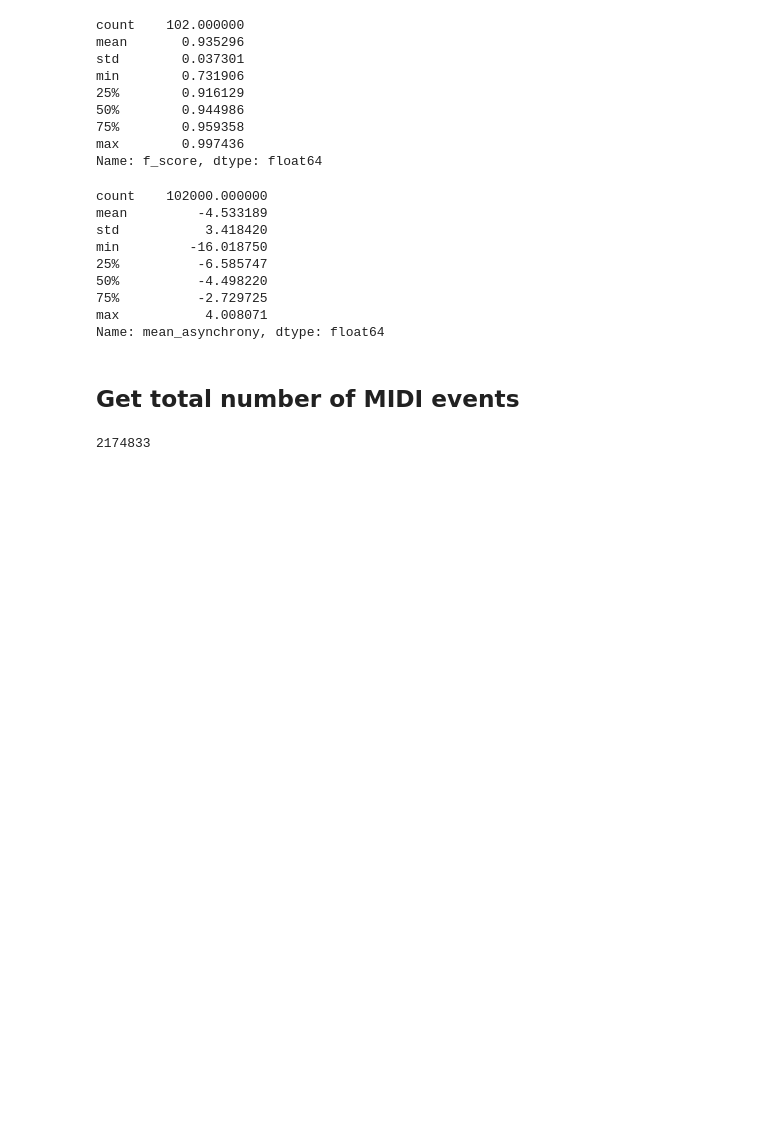
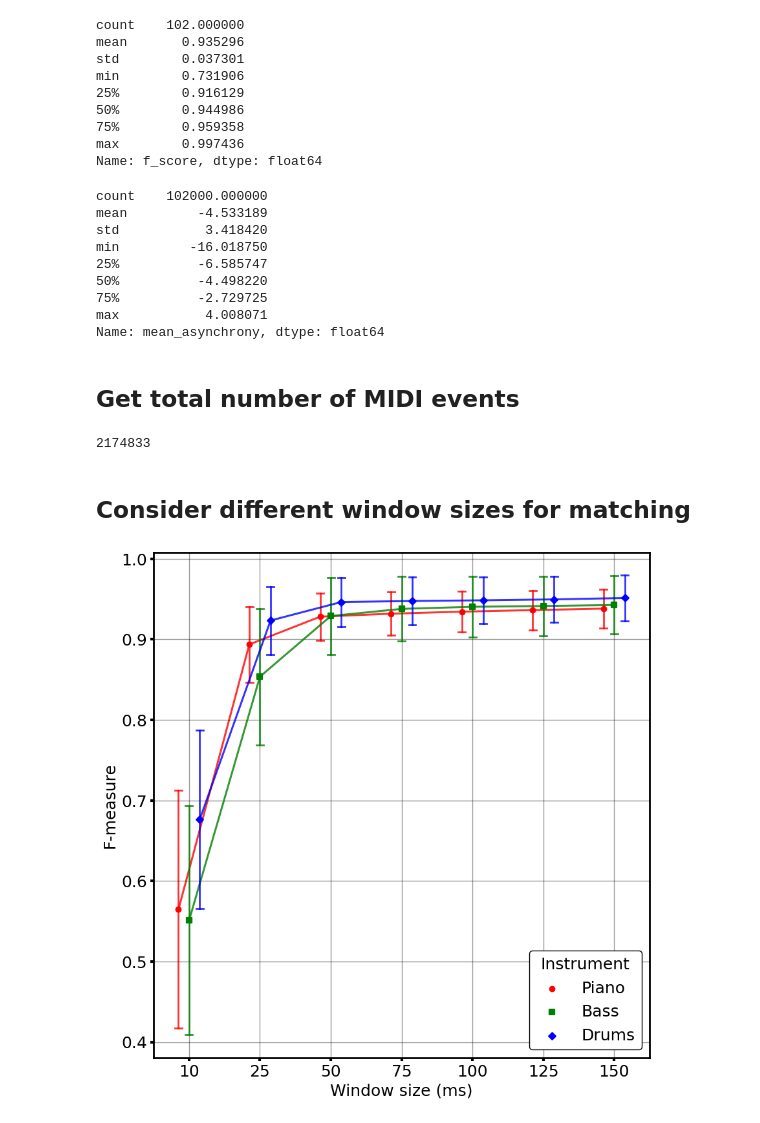
Before and after one commit to HuwCheston/Jazz-Trio-Database, a Jupyter notebook: notebooks/corpus/0.2-cheston-piano-alt-methods.ipynb, the cells around one changed output. Drawn from its saved outputs; the diff is of its cells as text; code cells hidden in the pictures; blank space fills up the shorter version.

Commit message:
add window comparison

```diff
--- a/notebooks/corpus/0.2-cheston-piano-alt-methods.ipynb
+++ b/notebooks/corpus/0.2-cheston-piano-alt-methods.ipynb
@@ -15,7 +15,7 @@ corp = utils.CorpusMaker.from_excel('corpus_updated', only_annotated=True, only_
 # %% [markdown]
 ## Current approach
 # %%
-loaded = utils.load_corpus_from_files(f'{utils.get_project_root()}/data/cambridge-jazz-trio-database-v02')
+loaded = utils.load_corpus_from_files(f'{utils.get_project_root()}/data/jazz-trio-database-v02')
 fns = set(track['fname'] for track in corp.tracks)
 res_cur = [{'track': t.item['fname'], 'method': 'current', **t.item['validation']['piano']} for t in loaded if t.item['validation']['piano'] is not None and t.item['fname'] in fns]
 # %% [markdown]
@@ -23,9 +23,9 @@ res_cur = [{'track': t.item['fname'], 'method': 'current', **t.item['validation'
 # %%
 def auto_midi(item):
     om = OnsetMaker(item, skip_processing=True)
-    mm = PrettyMIDI(f'{utils.get_project_root()}/data/cambridge-jazz-trio-database-v02/{item["fname"]}/piano_midi.mid')
+    mm = PrettyMIDI(f'{utils.get_project_root()}/data/jazz-trio-database-v02/{item["fname"]}/piano_midi.mid')
     ons = [o.start for o in mm.instruments[0].notes]
-    fmt = group_onsets(ons, keep_func=np.min)
+    fmt = group_onsets(ons, keep_func=np.mean, window=0.1)
     return {
         'track': item['fname'],
         'method': 'automatic_midi',
@@ -270,3 +276,5 @@ nevents = sum(midi_len(i) for i in corp.tracks)
 nevents
 # %% [output]
 2174833
+# %% [markdown]
+## Consider different window sizes for matching
@@ -272,0 +303,36 @@ nevents
+# %%
+import seaborn as sns
+import matplotlib.pyplot as plt
+from src.visualise import visualise_utils as vutils
+
+class LinePlotWindowSize(vutils.BasePlot):
+    def __init__(self, df, **kwargs):
+        super().__init__(**kwargs)
+        self.df = df
+        self.df["instrument"] = self.df["instrument"].str.title()
+        self.df["window_size"] = (self.df["window_size"] * 1000).astype(int)
+        self.fig, self.ax = plt.subplots(1, 1, figsize=(vutils.WIDTH // 2, vutils.WIDTH // 2))
+        self.fname = "corpus_plots/lineplot_window_size"
+
+    def _create_plot(self):
+        with plt.rc_context({'lines.linewidth': 0.6, }):
+            sns.pointplot(data=self.df, x="window_size", y="f_score", hue="instrument", errorbar="sd", ax=self.ax, dodge=0.3, hue_order=["Piano", "Bass", "Drums"], palette=vutils.RGB, markers=vutils.MARKERS, errwidth=vutils.LINEWIDTH, capsize=0.1, scale=2.0, )
+        # Set alpha after plotting
+        for line in self.ax.lines:
+            line.set_alpha(0.8)
+
+    def _format_ax(self):
+        self.ax.set(xlabel="Window size (ms)", ylabel="F-measure")
+        self.ax.grid(**vutils.GRID_KWS)
+        self.ax.legend(title="Instrument", loc='lower right', frameon=True, framealpha=1, edgecolor=vutils.BLACK)
+        self.ax.tick_params(axis='both', width=vutils.TICKWIDTH)
+        plt.setp(self.ax.spines.values(), linewidth=vutils.LINEWIDTH)
+
+    def _format_fig(self):
+        self.fig.tight_layout()
+
+
+lp = LinePlotWindowSize(pd.DataFrame(res_ws))
+lp.create_plot()
+# %% [output]
+[figure, added]
```
Also changed, not shown: parts of 2 cells of this notebook.
